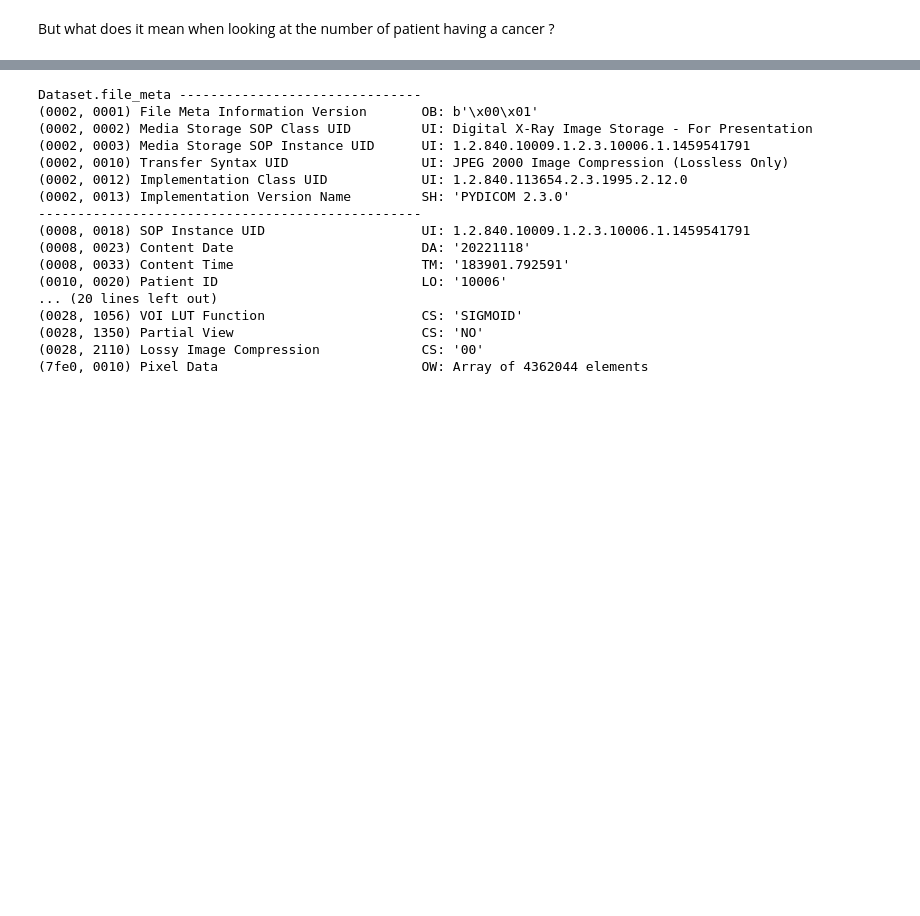
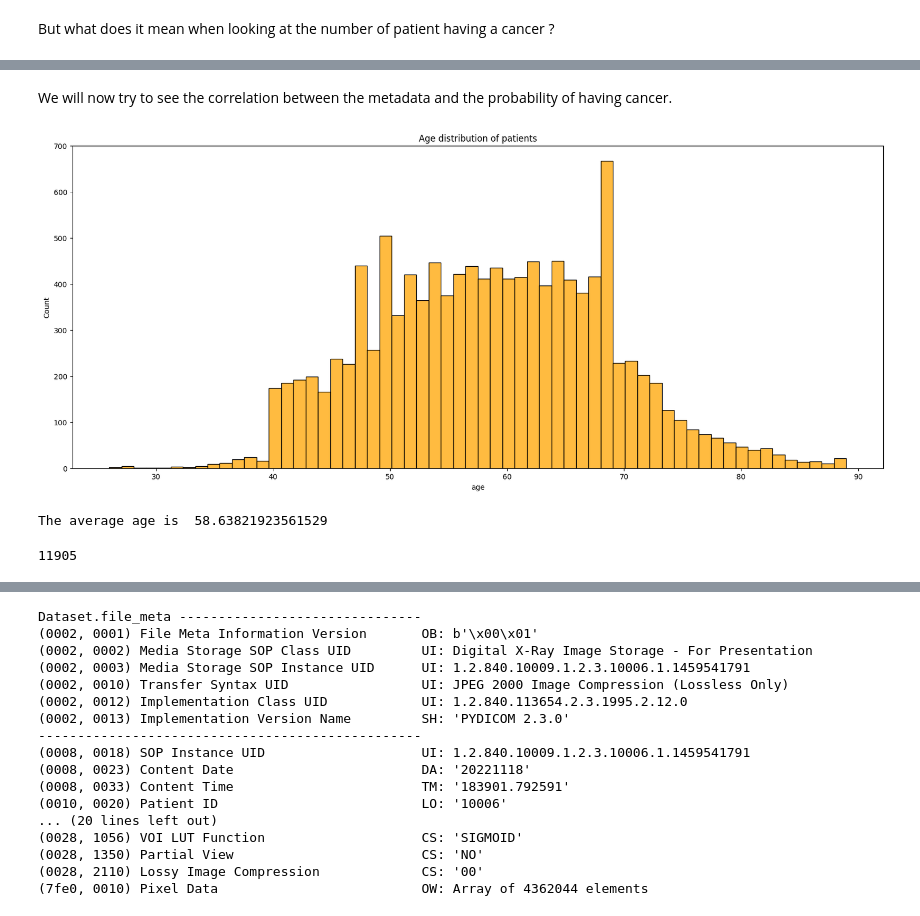
Before and after one commit to baptistebignaud/Screening-Mammography-Breast-Cancer-Detection, a Jupyter notebook: notebooks/EDA.ipynb, the cells around one changed output, grey strips where cells are left out. Cells and saved outputs as stored; diff of their text form; code cells hidden in the pictures; blank space fills up the shorter version.

```diff
--- a/notebooks/EDA.ipynb
+++ b/notebooks/EDA.ipynb
@@ -56,0 +75,17 @@ plt.title("Distribution of target among patients")
+# %% [markdown]
+We will now try to see the correlation between the metadata and the probability of having cancer.
+# %%
+ages = train_csv[train_csv.age.isnull() == False].groupby(
+    'patient_id').age.apply(lambda l: np.unique(l)[0])
+plt.figure(figsize=(20,8))
+
+sns.histplot(ages, color='orange', bins=60)
+plt.title('Age distribution of patients');
+# %% [output]
+[figure, added]
+# %%
+print('The average age is ',ages.mean())
+len(ages)
+# %% [output]
+The average age is  58.63821923561529
+11905
```
Also changed, not shown: parts of 10 cells of this notebook, 1 other file.
